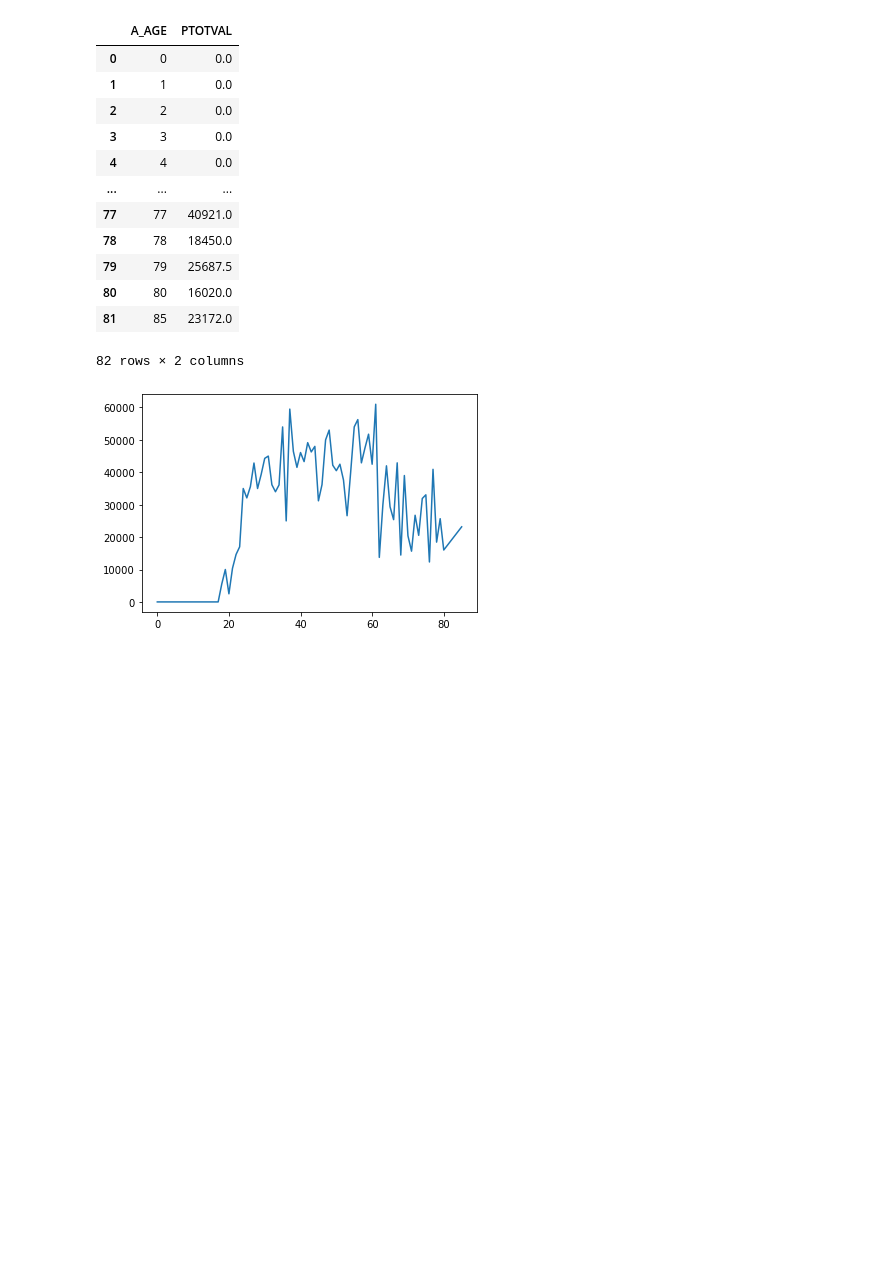
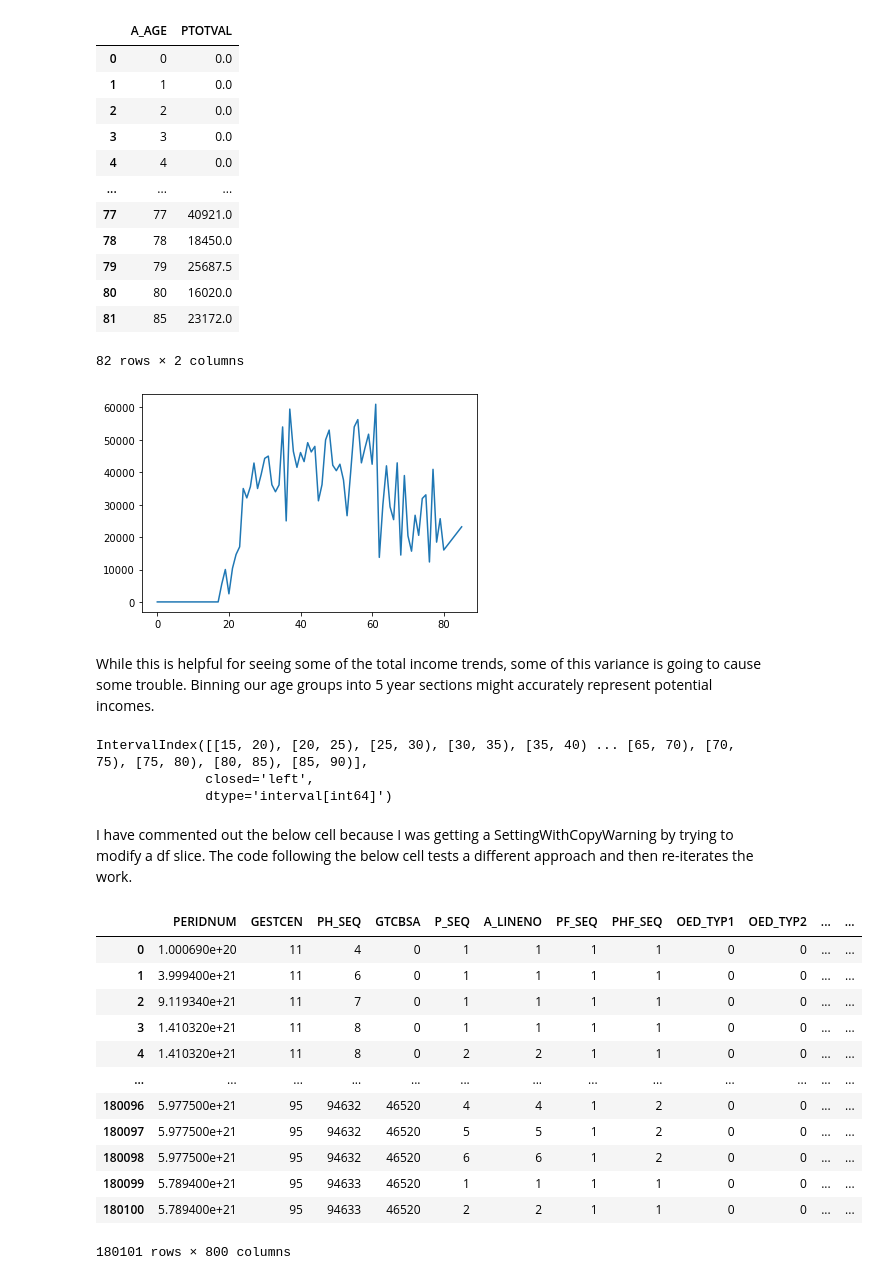
Before and after one commit to abrunlinger/Quarantine-Lifestyle-Analysis, a Jupyter notebook: notebooks/Quarantine Analysis.ipynb, the cells around one changed output. Drawn from its saved outputs; the diff is of its cells as text; code cells hidden in the pictures; blank space fills up the shorter version.

```diff
--- a/notebooks/Quarantine Analysis.ipynb
+++ b/notebooks/Quarantine Analysis.ipynb
@@ -122,3 +122,15 @@ plt.plot('A_AGE', 'PTOTVAL', data = income_by_age)
 plt.show()
 # %% [output]
 [figure]
+# %% [markdown]
+While this is helpful for seeing some of the total income trends, some of this variance is going to cause some trouble. Binning our age groups into 5 year sections might accurately represent potential incomes.
+# %%
+#First we'll establish our 5 year bins
+age_brackets = pd.interval_range(start=15, freq=5, end=90, closed='left')
+age_brackets
+# %% [output]
+IntervalIndex([[15, 20), [20, 25), [25, 30), [30, 35), [35, 40) ... [65, 70), [70, 75), [75, 80), [80, 85), [85, 90)],
+              closed='left',
+              dtype='interval[int64]')
+# %% [markdown]
+I have commented out the below cell because I was getting a SettingWithCopyWarning by trying to modify a df slice. The code following the below cell tests a different approach and then re-iterates the work.
@@ -124,0 +141,18 @@ plt.show()
+# %%
+#Add the additional column to the original df
+ppdf['AGE_BRACKET'] = pd.cut(ppdf['A_AGE'], bins=age_brackets)
+ppdf
+# %% [output]
+|  | PERIDNUM | GESTCEN | PH_SEQ | GTCBSA | P_SEQ | A_LINENO | PF_SEQ | PHF_SEQ | OED_TYP1 | OED_TYP2 | ... | ... |
+| 0 | 1.000690e+20 | 11 | 4 | 0 | 1 | 1 | 1 | 1 | 0 | 0 | ... | ... |
+| 1 | 3.999400e+21 | 11 | 6 | 0 | 1 | 1 | 1 | 1 | 0 | 0 | ... | ... |
+| 2 | 9.119340e+21 | 11 | 7 | 0 | 1 | 1 | 1 | 1 | 0 | 0 | ... | ... |
+| 3 | 1.410320e+21 | 11 | 8 | 0 | 1 | 1 | 1 | 1 | 0 | 0 | ... | ... |
+| 4 | 1.410320e+21 | 11 | 8 | 0 | 2 | 2 | 1 | 1 | 0 | 0 | ... | ... |
+| ... | ... | ... | ... | ... | ... | ... | ... | ... | ... | ... | ... | ... |
+| 180096 | 5.977500e+21 | 95 | 94632 | 46520 | 4 | 4 | 1 | 2 | 0 | 0 | ... | ... |
+| 180097 | 5.977500e+21 | 95 | 94632 | 46520 | 5 | 5 | 1 | 2 | 0 | 0 | ... | ... |
+| 180098 | 5.977500e+21 | 95 | 94632 | 46520 | 6 | 6 | 1 | 2 | 0 | 0 | ... | ... |
+| 180099 | 5.789400e+21 | 95 | 94633 | 46520 | 1 | 1 | 1 | 1 | 0 | 0 | ... | ... |
+| 180100 | 5.789400e+21 | 95 | 94633 | 46520 | 2 | 2 | 1 | 1 | 0 | 0 | ... | ... |
+180101 rows × 800 columns
```
Also changed, not shown: parts of 7 cells of this notebook, 1 other file.
